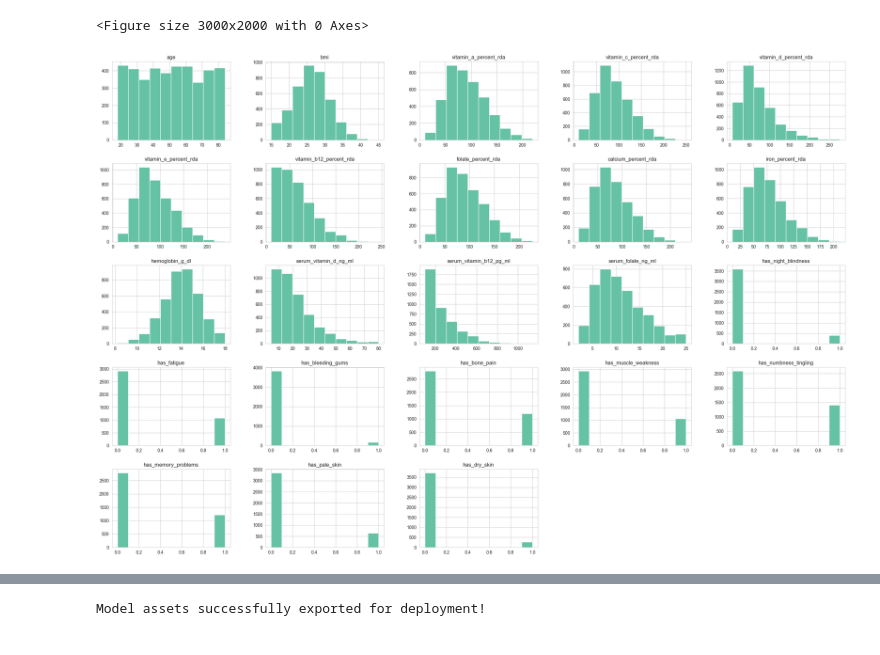
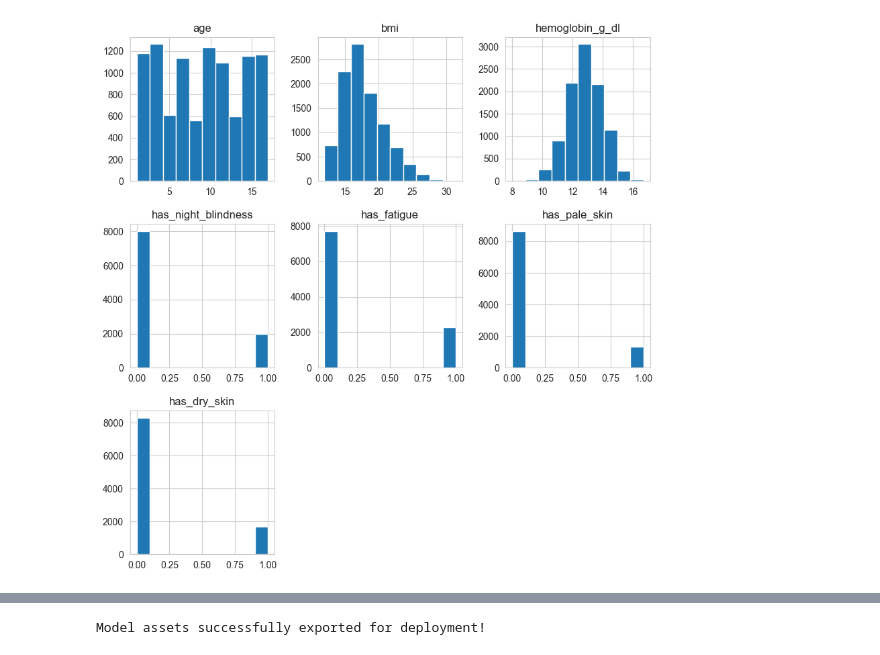
Before and after one commit to allenluke20/Children-Anaemia-and-Night-blindness-detection-System-, a Jupyter notebook: notebooks/Vitamin deficiency classifier.ipynb, the cells around one changed output, grey strips where cells are left out. Drawn from its saved outputs; the diff is of its cells as text; code cells hidden in the pictures.

```diff
--- a/notebooks/Vitamin deficiency classifier.ipynb
+++ b/notebooks/Vitamin deficiency classifier.ipynb
@@ -18,6 +20,7 @@ from sklearn.compose import make_column_selector, make_column_transformer
 from sklearn.pipeline import make_pipeline
 from sklearn.metrics import confusion_matrix,classification_report
 # %%
-df = pd.read_csv('data\\vitamin_deficiency_disease_dataset_cleaned.csv')
+#loading the data
+df = pd.read_csv('data\\children_1.csv')
 df
 # %% [output]
@@ -77,3 +82,3 @@ dtype: int64
 # %%
-sns.set_palette('Set2')
+#setting configurations of the figures
 sns.set_style('whitegrid')
@@ -80,7 +90,6 @@ sns.set_style('whitegrid')
 # %%
-plt.figure(figsize=(30,20))
-df.hist(figsize=(30,20))
+#Data visualization
+df.hist(figsize=(10,10))
 plt.show()
 # %% [output]
-<Figure size 3000x2000 with 0 Axes>
-[figure, old version]
+[figure, new version]
```
Also changed, not shown: parts of 40 cells of this notebook, 13 other files.
